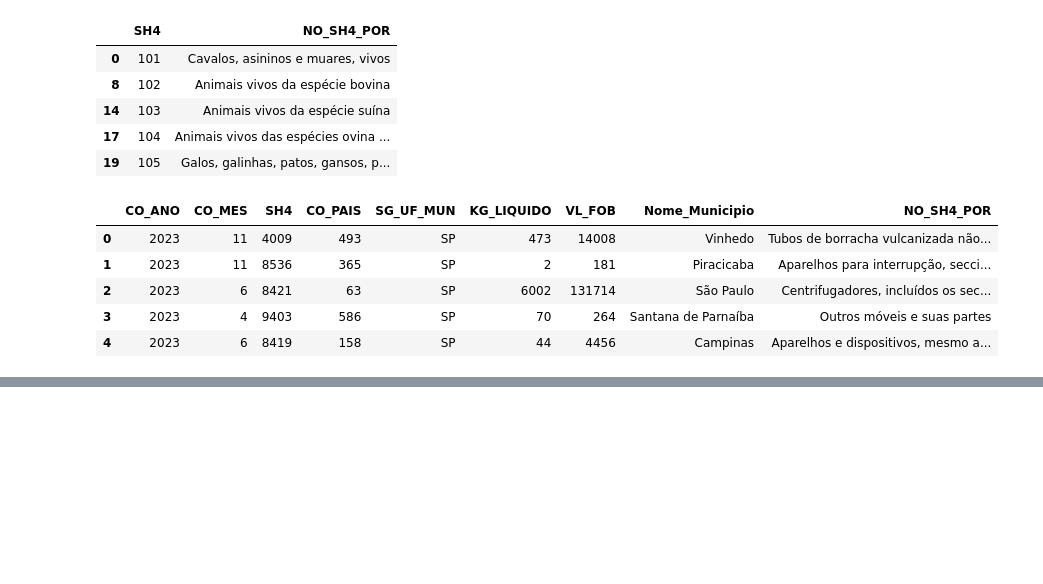
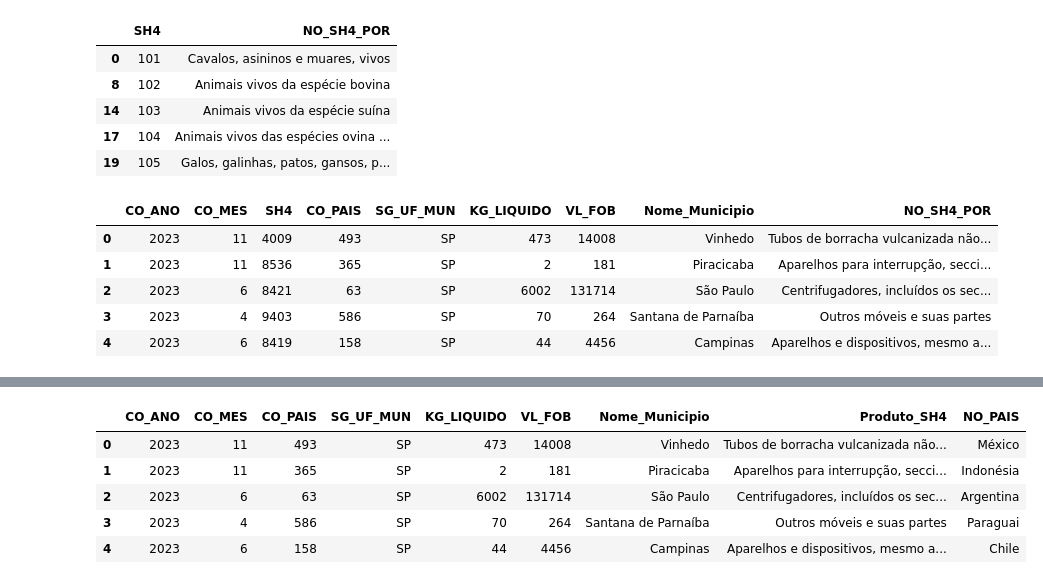
Before and after one commit to Lucasdz-7/Projeto-Integrador-1, a Jupyter notebook: CódigoProjeto.ipynb, the cells around one changed output, grey strips where cells are left out. Cells and saved outputs as stored; diff of their text form; code cells hidden in the pictures; blank space fills up the shorter version.

```diff
--- a/CódigoProjeto.ipynb
+++ b/CódigoProjeto.ipynb
@@ -135,0 +164,11 @@ ExportacaoSp.head(5)
+# %%
+# Juntando os dados do arquivo de países com o de exportação
+
+ExportacaoSp = ExportacaoSp.merge(Paises[['CO_PAIS','NO_PAIS']], on = 'CO_PAIS', how = 'left')
+# %% [output]
+|  | CO_ANO | CO_MES | CO_PAIS | SG_UF_MUN | KG_LIQUIDO | VL_FOB | Nome_Municipio | Produto_SH4 | NO_PAIS |
+| 0 | 2023 | 11 | 493 | SP | 473 | 14008 | Vinhedo | Tubos de borracha vulcanizada não... | México |
+| 1 | 2023 | 11 | 365 | SP | 2 | 181 | Piracicaba | Aparelhos para interrupção, secci... | Indonésia |
+| 2 | 2023 | 6 | 63 | SP | 6002 | 131714 | São Paulo | Centrifugadores, incluídos os sec... | Argentina |
+| 3 | 2023 | 4 | 586 | SP | 70 | 264 | Santana de Parnaíba | Outros móveis e suas partes | Paraguai |
+| 4 | 2023 | 6 | 158 | SP | 44 | 4456 | Campinas | Aparelhos e dispositivos, mesmo a... | Chile |
```
Also changed, not shown: parts of 15 cells of this notebook.
